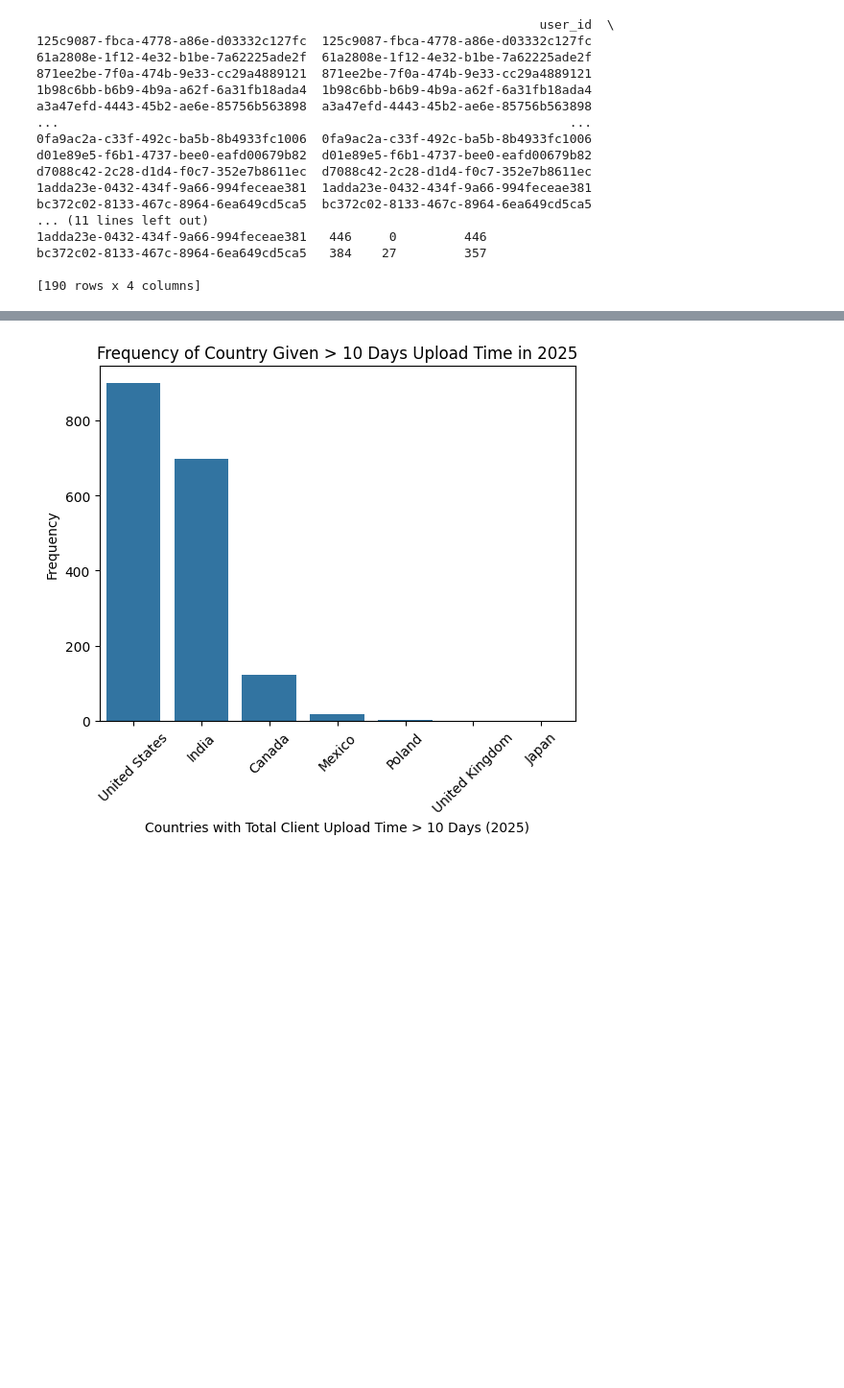
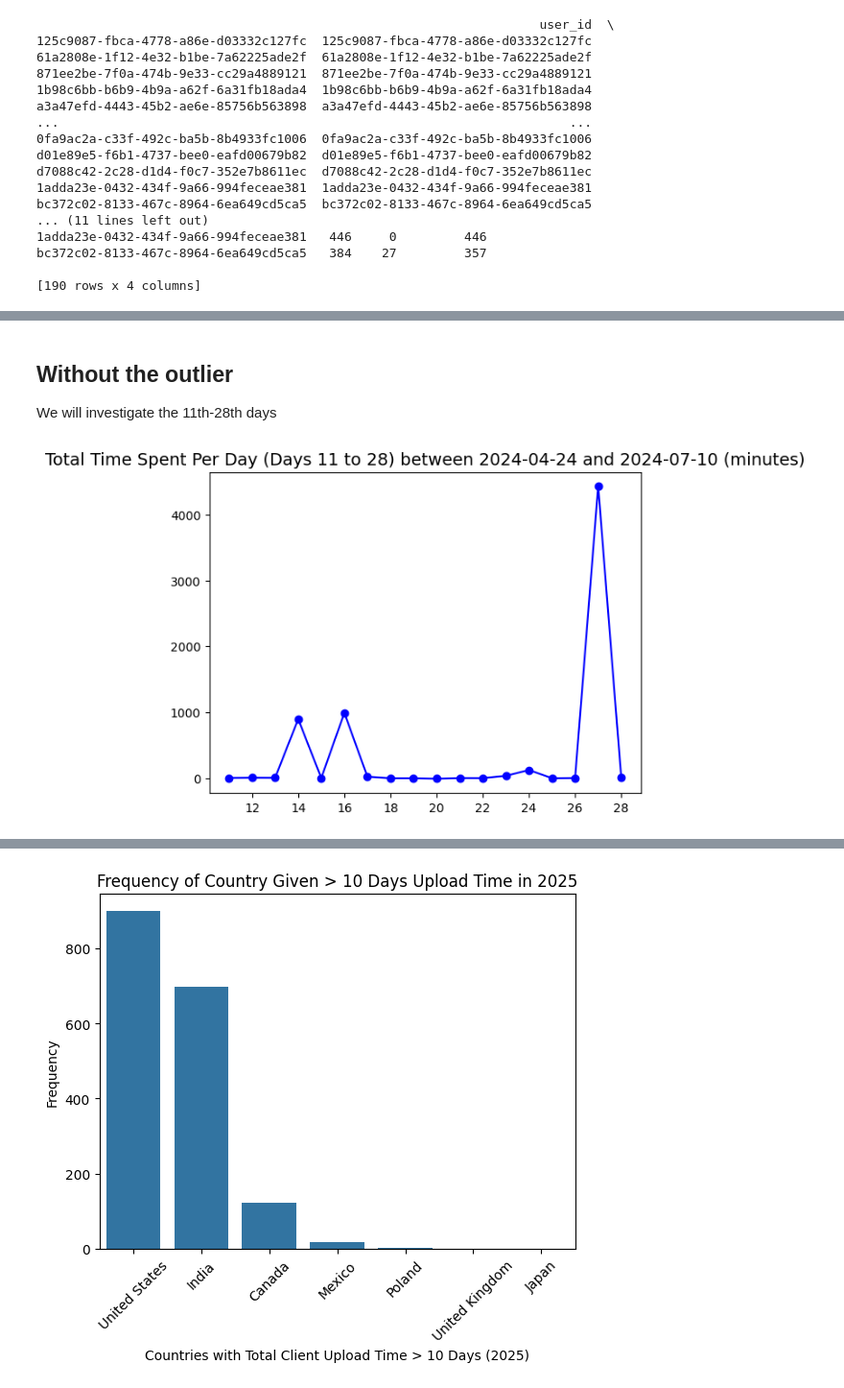
Before and after one commit to nyra-rodrigues/Federato-RiskOps-Platform-Optimization-Challenge, a Jupyter notebook: federato_data_read_starter.ipynb, the cells around one changed output, grey strips where cells are left out. Shown at 96% size. Drawn from its saved outputs; the diff is of its cells as text; code cells hidden in the pictures; blank space fills up the shorter version.

```diff
--- a/federato_data_read_starter.ipynb
+++ b/federato_data_read_starter.ipynb
@@ -448,0 +472,13 @@ TypeError: 'DatetimeArray' with dtype datetime64[ns] does not support reduction
+# %% [markdown]
+## Without the outlier
+We will investigate the 11th-28th days
+# %%
+import matplotlib.pyplot as plt
+from matplotlib.ticker import MaxNLocator
+
+plt.plot([11,12,13,14,15,16,17,18,19,20,21,22,23,24,25,26,27,28], total_time_spent_per_day[10:], marker='o', linestyle='-', color='b')
+plt.gca().xaxis.set_major_locator(MaxNLocator(integer=True))
+plt.title("Total Time Spent Per Day (Days 11 to 28) between 2024-04-24 and 2024-07-10 (minutes)", fontsize=14)
+plt.show()
+# %% [output]
+[figure, added]
```
Also changed, not shown: parts of 10 cells of this notebook.
